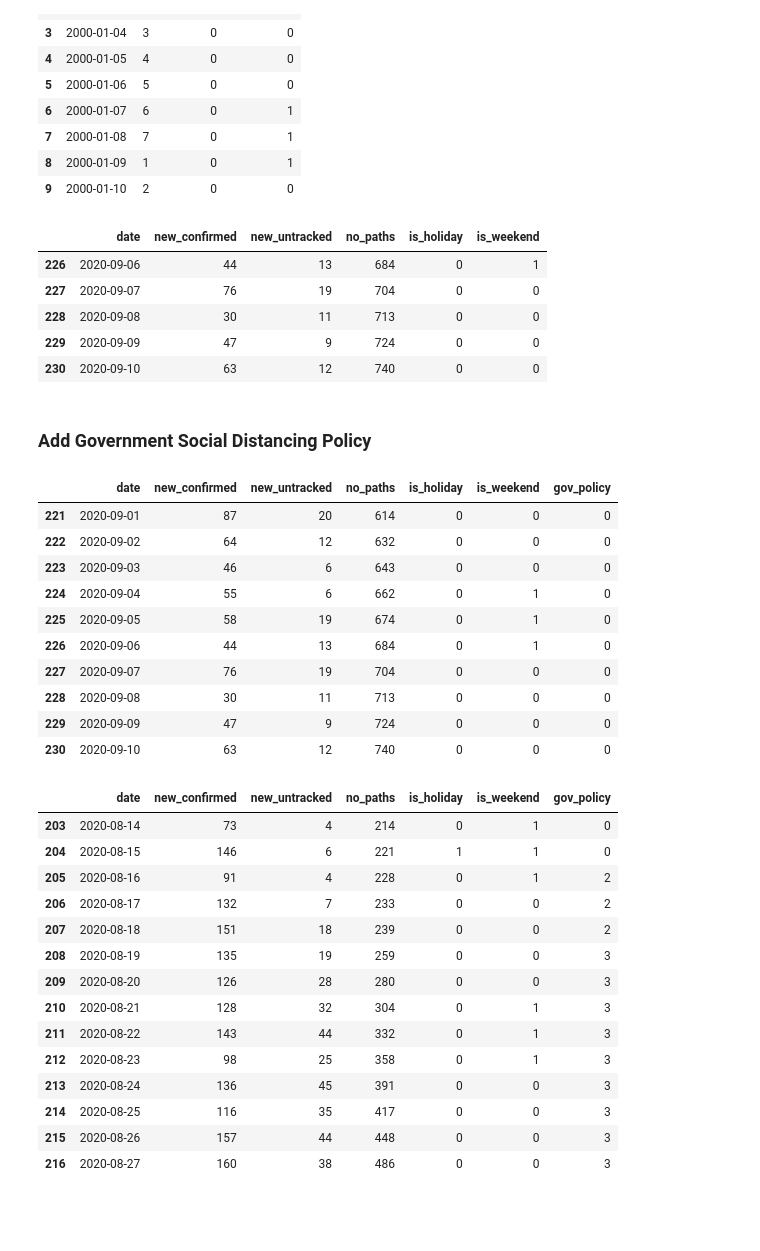
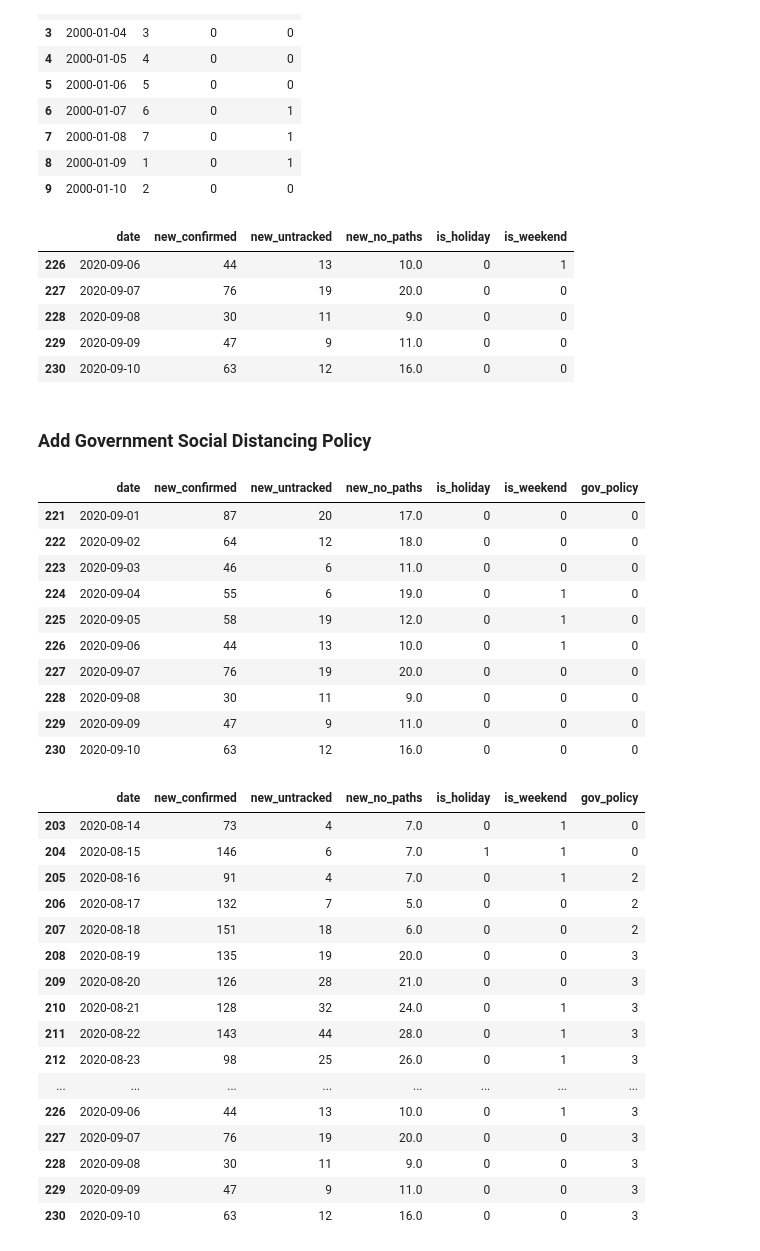
Before and after one commit to snoop2head/covid19_unknown_spread, a Jupyter notebook: wrangle_prediction.ipynb, the cells around one changed output. Drawn from its saved outputs; the diff is of its cells as text; code cells hidden in the pictures; blank space fills up the shorter version.

```diff
--- a/wrangle_prediction.ipynb
+++ b/wrangle_prediction.ipynb
@@ -358,3 +358,6 @@ df_merged.tail()
 | 228 | 2020-09-08 | 30 | 11 | 713 |
 | 229 | 2020-09-09 | 47 | 9 | 724 |
 | 230 | 2020-09-10 | 63 | 12 | 740 |
+# %%
+df_merged["new_no_paths"] = df_merged["no_paths"].diff()
+df_merged.tail()
@@ -361,3 +371,5 @@ df_merged.tail()
+# %%
+df_merged = df_merged[["date", "new_confirmed", "new_untracked", "new_no_paths"]]
 # %%
 df_merged.to_csv("dataset_predict/df_predict.csv", index=False)
 # %% [markdown]
@@ -459,55 +471,57 @@ df_calendar_subset = df_calendar[["date", "is_holiday", "is_weekend"]]
 df_train = pd.merge(df_merged, df_calendar_subset, how="left", on="date")
 df_train.tail()
 # %% [output]
-|  | date | new_confirmed | new_untracked | no_paths | is_holiday | is_weekend |
-| 226 | 2020-09-06 | 44 | 13 | 684 | 0 | 1 |
-| 227 | 2020-09-07 | 76 | 19 | 704 | 0 | 0 |
-| 228 | 2020-09-08 | 30 | 11 | 713 | 0 | 0 |
-| 229 | 2020-09-09 | 47 | 9 | 724 | 0 | 0 |
-| 230 | 2020-09-10 | 63 | 12 | 740 | 0 | 0 |
+|  | date | new_confirmed | new_untracked | new_no_paths | is_holiday | is_weekend |
+| 226 | 2020-09-06 | 44 | 13 | 10.0 | 0 | 1 |
+| 227 | 2020-09-07 | 76 | 19 | 20.0 | 0 | 0 |
+| 228 | 2020-09-08 | 30 | 11 | 9.0 | 0 | 0 |
+| 229 | 2020-09-09 | 47 | 9 | 11.0 | 0 | 0 |
+| 230 | 2020-09-10 | 63 | 12 | 16.0 | 0 | 0 |
 # %% [markdown]
 ### Add Government Social Distancing Policy
 # %%
 df_train["gov_policy"] = 0
 df_train[-10:]
 # %% [output]
-|  | date | new_confirmed | new_untracked | no_paths | is_holiday | is_weekend | gov_policy |
-| 221 | 2020-09-01 | 87 | 20 | 614 | 0 | 0 | 0 |
-| 222 | 2020-09-02 | 64 | 12 | 632 | 0 | 0 | 0 |
-| 223 | 2020-09-03 | 46 | 6 | 643 | 0 | 0 | 0 |
-| 224 | 2020-09-04 | 55 | 6 | 662 | 0 | 1 | 0 |
-| 225 | 2020-09-05 | 58 | 19 | 674 | 0 | 1 | 0 |
-| 226 | 2020-09-06 | 44 | 13 | 684 | 0 | 1 | 0 |
-| 227 | 2020-09-07 | 76 | 19 | 704 | 0 | 0 | 0 |
-| 228 | 2020-09-08 | 30 | 11 | 713 | 0 | 0 | 0 |
-| 229 | 2020-09-09 | 47 | 9 | 724 | 0 | 0 | 0 |
-| 230 | 2020-09-10 | 63 | 12 | 740 | 0 | 0 | 0 |
+|  | date | new_confirmed | new_untracked | new_no_paths | is_holiday | is_weekend | gov_policy |
+| 221 | 2020-09-01 | 87 | 20 | 17.0 | 0 | 0 | 0 |
+| 222 | 2020-09-02 | 64 | 12 | 18.0 | 0 | 0 | 0 |
+| 223 | 2020-09-03 | 46 | 6 | 11.0 | 0 | 0 | 0 |
+| 224 | 2020-09-04 | 55 | 6 | 19.0 | 0 | 1 | 0 |
+| 225 | 2020-09-05 | 58 | 19 | 12.0 | 0 | 1 | 0 |
+| 226 | 2020-09-06 | 44 | 13 | 10.0 | 0 | 1 | 0 |
+| 227 | 2020-09-07 | 76 | 19 | 20.0 | 0 | 0 | 0 |
+| 228 | 2020-09-08 | 30 | 11 | 9.0 | 0 | 0 | 0 |
+| 229 | 2020-09-09 | 47 | 9 | 11.0 | 0 | 0 | 0 |
+| 230 | 2020-09-10 | 63 | 12 | 16.0 | 0 | 0 | 0 |
 # %%
 # 서울의 사회적 거리두기 2단계는 8월 16일부터 조치됨
 # 서울에는 8월 19일 0시 기준으로 새로운 조치들이 추가되며, 흔히 얘기하는 2.5단계가 됨. 이후에 기간 연장을 해서 9.7(월)0시 ~ 9.13(일)24시까지 2.5단계가 시행됨
 
 df_train.loc[(df_train["date"]>="2020-08-16") & (df_train["date"]<="2020-08-18"),"gov_policy"] = 2
 df_train.loc[(df_train["date"]>="2020-08-19") & (df_train["date"]<="2020-09-13"),"gov_policy"] = 3
 
 # 서울시 사랑제일교회 광복절 집회 이후 16일 간의 데이터
-after_jkh = df_train[(df_train["date"]>="2020-08-14") & (df_train["date"]<="2020-08-27")]
+after_jkh = df_train[(df_train["date"]>="2020-08-14")]
 after_jkh
 # %% [output]
-|  | date | new_confirmed | new_untracked | no_paths | is_holiday | is_weekend | gov_policy |
-| 203 | 2020-08-14 | 73 | 4 | 214 | 0 | 1 | 0 |
-| 204 | 2020-08-15 | 146 | 6 | 221 | 1 | 1 | 0 |
-| 205 | 2020-08-16 | 91 | 4 | 228 | 0 | 1 | 2 |
-| 206 | 2020-08-17 | 132 | 7 | 233 | 0 | 0 | 2 |
-| 207 | 2020-08-18 | 151 | 18 | 239 | 0 | 0 | 2 |
-| 208 | 2020-08-19 | 135 | 19 | 259 | 0 | 0 | 3 |
-| 209 | 2020-08-20 | 126 | 28 | 280 | 0 | 0 | 3 |
-| 210 | 2020-08-21 | 128 | 32 | 304 | 0 | 1 | 3 |
-| 211 | 2020-08-22 | 143 | 44 | 332 | 0 | 1 | 3 |
-| 212 | 2020-08-23 | 98 | 25 | 358 | 0 | 1 | 3 |
-| 213 | 2020-08-24 | 136 | 45 | 391 | 0 | 0 | 3 |
-| 214 | 2020-08-25 | 116 | 35 | 417 | 0 | 0 | 3 |
-| 215 | 2020-08-26 | 157 | 44 | 448 | 0 | 0 | 3 |
-| 216 | 2020-08-27 | 160 | 38 | 486 | 0 | 0 | 3 |
+|  | date | new_confirmed | new_untracked | new_no_paths | is_holiday | is_weekend | gov_policy |
+| 203 | 2020-08-14 | 73 | 4 | 7.0 | 0 | 1 | 0 |
+| 204 | 2020-08-15 | 146 | 6 | 7.0 | 1 | 1 | 0 |
+| 205 | 2020-08-16 | 91 | 4 | 7.0 | 0 | 1 | 2 |
+| 206 | 2020-08-17 | 132 | 7 | 5.0 | 0 | 0 | 2 |
+| 207 | 2020-08-18 | 151 | 18 | 6.0 | 0 | 0 | 2 |
+| 208 | 2020-08-19 | 135 | 19 | 20.0 | 0 | 0 | 3 |
+| 209 | 2020-08-20 | 126 | 28 | 21.0 | 0 | 0 | 3 |
+| 210 | 2020-08-21 | 128 | 32 | 24.0 | 0 | 1 | 3 |
+| 211 | 2020-08-22 | 143 | 44 | 28.0 | 0 | 1 | 3 |
+| 212 | 2020-08-23 | 98 | 25 | 26.0 | 0 | 1 | 3 |
+| ... | ... | ... | ... | ... | ... | ... | ... |
+| 226 | 2020-09-06 | 44 | 13 | 10.0 | 0 | 1 | 3 |
+| 227 | 2020-09-07 | 76 | 19 | 20.0 | 0 | 0 | 3 |
+| 228 | 2020-09-08 | 30 | 11 | 9.0 | 0 | 0 | 3 |
+| 229 | 2020-09-09 | 47 | 9 | 11.0 | 0 | 0 | 3 |
+| 230 | 2020-09-10 | 63 | 12 | 16.0 | 0 | 0 | 3 |
 # %%
 recent_two_weeks_data = df_train.tail(14)
 recent_two_weeks_data
```
Also changed, not shown: parts of 9 cells of this notebook, 1 other file.
